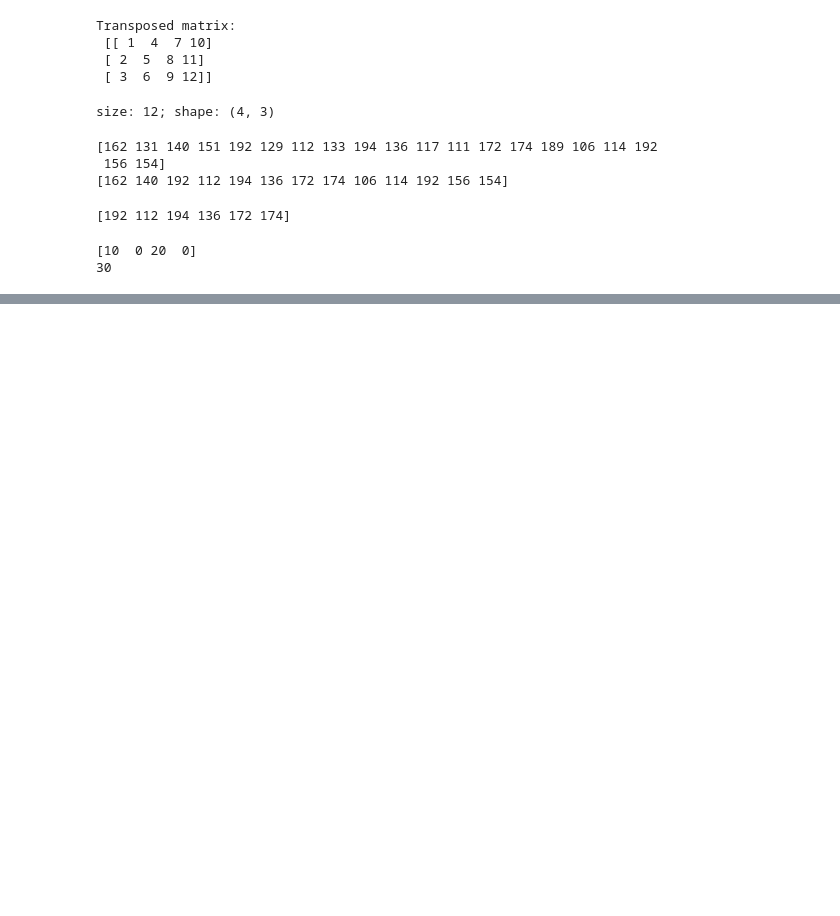
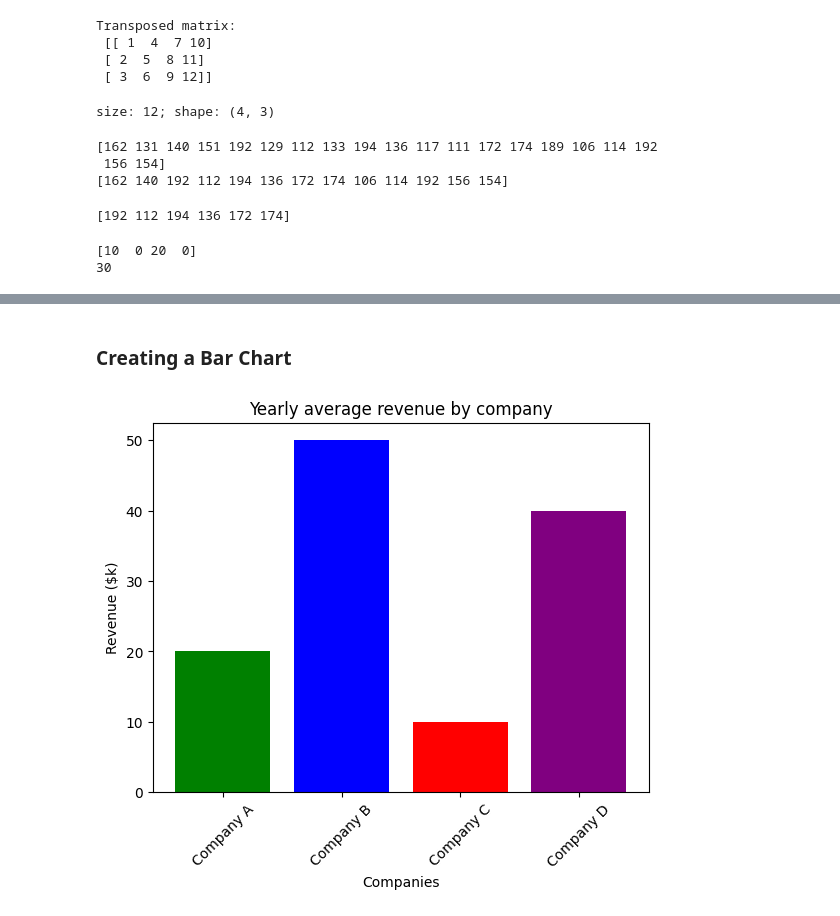
Before and after one commit to mbrionesr96/icatt_dsm_python, a Jupyter notebook: 20260218_Class 3.ipynb, the cells around one changed output, grey strips where cells are left out. Saved outputs shown, nothing was run; the diff lists cells and outputs as text; code cells hidden in the pictures; blank space fills up the shorter version.

```diff
--- a/20260218_Class 3.ipynb
+++ b/20260218_Class 3.ipynb
@@ -271,0 +296,23 @@ print(np.dot(arr1, arr2))
+# %% [markdown]
+### Creating a Bar Chart
+# %%
+#create arrays
+categories = ['Company A', 'Company B', 'Company C', 'Company D']
+values = [20, 50, 10, 40]
+
+#if we want to specify colors
+colors = ["green", "blue", "red", "purple"]
+
+#plot bar x against y
+plt.bar(categories, values, color=colors)
+
+#costumize the plot
+plt.title("Yearly average revenue by company")
+plt.xlabel("Companies")
+plt.ylabel("Revenue ($k)")
+plt.xticks(rotation=45) # Rotate x axis names for better readability
+
+#display the plot
+plt.show()
+# %% [output]
+[figure, added]
```
Also changed, not shown: parts of 22 cells of this notebook, 3 other files.
